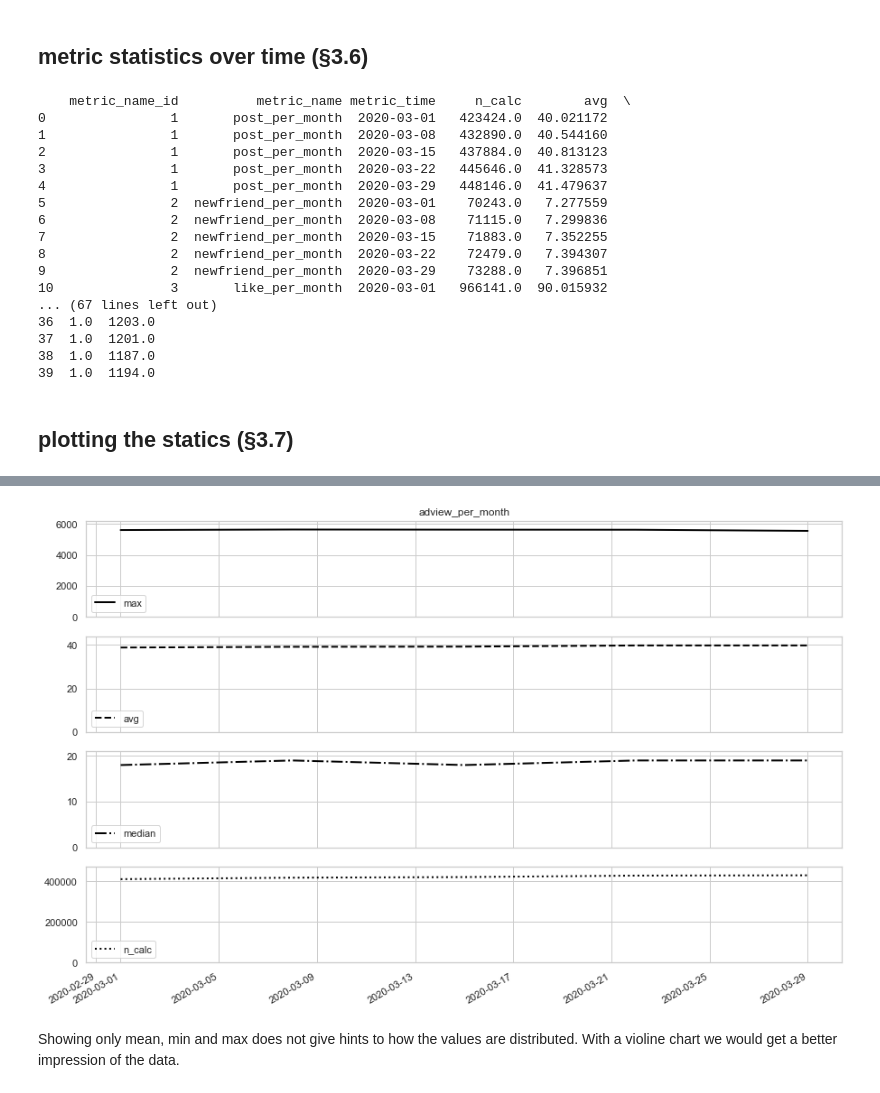
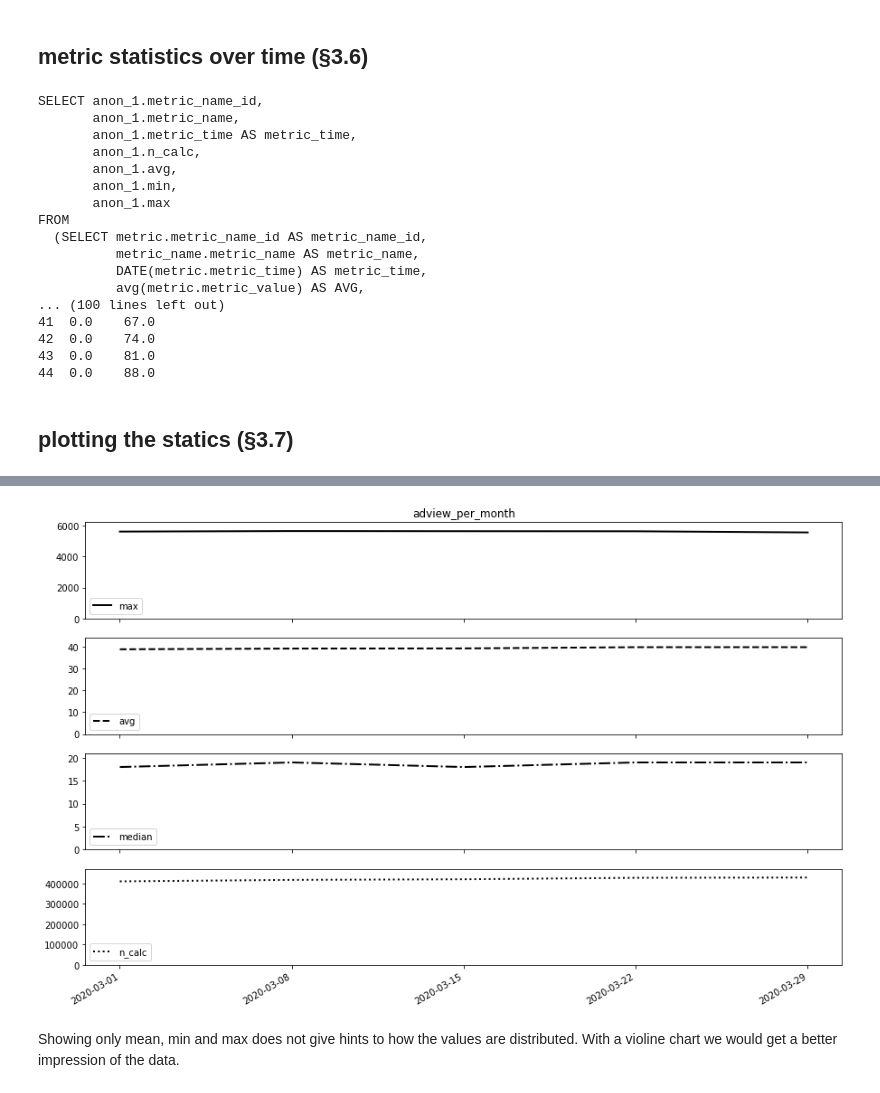
Before and after one commit to ypix/fight-churn-nb, a Jupyter notebook: listings/part1/jup_chap03-measuring-customers.ipynb, the cells around one changed output, grey strips where cells are left out. Saved outputs shown, nothing was run; the diff lists cells and outputs as text; code cells hidden in the pictures.

```diff
--- a/listings/part1/jup_chap03-measuring-customers.ipynb
+++ b/listings/part1/jup_chap03-measuring-customers.ipynb
@@ -80,7 +84,7 @@ if session.bind.dialect.name == "sqlite":
     to_days = lambda some_date: func.julianday(some_date)
 else:
     # dummy func because of sqlite
-    to_days = lambda some_date: some_date
+    to_days = lambda some_date: func.DATE(some_date)
 # %% [markdown]
 ## event_count (§3.1)
 # %%
@@ -330,25 +385,12 @@ pass
 # %% [markdown]
 ## metric statistics over time (§3.6)
 # %%
-"""
-from generate_series('%from_yyyy-mm-dd', '%to_yyyy-mm-dd', '7 day'::interval) i
-), the_metric as (
-	select * from metric m
-	inner join metric_name n on m.metric_name_id = n.metric_name_id
-	where n.metric_name = '%metric2measure'
-)
-select calc_date,  avg(metric_value), count(the_metric.*) as n_calc,
-min(metric_value), max(metric_value)
-from date_range left outer join the_metric on calc_date=metric_time
-group by calc_date
-order by calc_date
-"""
 
-
-q_metric_stats_over_time_sub=session.query(Metric.metric_name_id, MetricName.metric_name, Metric.metric_time,\
-                func.avg(Metric.metric_value).label("avg"),\
+q_metric_stats_over_time_sub=session.query(Metric.metric_name_id, MetricName.metric_name,
+                func.DATE(Metric.metric_time).label("metric_time"),
+                func.avg(Metric.metric_value).label("avg"),
                 func.sum(Metric.metric_value).label("n_calc"),
-                func.min(Metric.metric_value).label("min"),\
+                func.min(Metric.metric_value).label("min"),
                 func.max(Metric.metric_value).label("max"))\
     .join(MetricName, Metric.metric_name_id==MetricName.metric_name_id)\
     .group_by(Metric.metric_name_id, MetricName.metric_name, Metric.metric_time)\
@@ -358,27 +400,27 @@ q_metric_stats_over_time=session.query(subq.c.metric_name_id,
                 subq.c.metric_name, subq.c.metric_time.label("metric_time"),
                 subq.c.n_calc, subq.c.avg, subq.c.min, subq.c.max)
 
+print(pretty_sql(engine, q_metric_stats_over_time))
 metric_stats_over_time=pd.read_sql(q_metric_stats_over_time.statement, engine)
 print(metric_stats_over_time)
-#print(pretty_sql(q_metric_to_insert))
 # %% [output]
-    metric_name_id          metric_name metric_time     n_calc        avg  \
-0                1       post_per_month  2020-03-01   423424.0  40.021172
-1                1       post_per_month  2020-03-08   432890.0  40.544160
-2                1       post_per_month  2020-03-15   437884.0  40.813123
-3                1       post_per_month  2020-03-22   445646.0  41.328573
-4                1       post_per_month  2020-03-29   448146.0  41.479637
-5                2  newfriend_per_month  2020-03-01    70243.0   7.277559
-6                2  newfriend_per_month  2020-03-08    71115.0   7.299836
-7                2  newfriend_per_month  2020-03-15    71883.0   7.352255
-8                2  newfriend_per_month  2020-03-22    72479.0   7.394307
-9                2  newfriend_per_month  2020-03-29    73288.0   7.396851
-10               3       like_per_month  2020-03-01   966141.0  90.015932
-... (67 lines left out)
-36  1.0  1203.0
-37  1.0  1201.0
-38  1.0  1187.0
-39  1.0  1194.0
+SELECT anon_1.metric_name_id,
+       anon_1.metric_name,
+       anon_1.metric_time AS metric_time,
+       anon_1.n_calc,
+       anon_1.avg,
+       anon_1.min,
+       anon_1.max
+FROM
+  (SELECT metric.metric_name_id AS metric_name_id,
+          metric_name.metric_name AS metric_name,
+          DATE(metric.metric_time) AS metric_time,
+          avg(metric.metric_value) AS AVG,
+... (100 lines left out)
+41  0.0    67.0
+42  0.0    74.0
+43  0.0    81.0
+44  0.0    88.0
 # %% [markdown]
 ## plotting the statics (§3.7)
 # %%
@@ -404,7 +446,14 @@ def qa_subplot(qa_data_df, field, number, linestyle):
 
 title="adview_per_month"
 #title="adview_per_month"
-q_data=session.query(Metric, MetricName.metric_name).join(MetricName, MetricName.metric_name_id == Metric.metric_name_id)
+q_data=session.query(
+        Metric.account_id,
+        func.DATE(Metric.metric_time).label("metric_time"),
+        MetricName.metric_name,
+        Metric.metric_value,
+    )\
+    .join(MetricName, MetricName.metric_name_id == Metric.metric_name_id)
+#print(pretty_sql(engine, q_data))
 data_metric=pd.read_sql(q_data.statement, engine)
 
 # looking to the medians
@@ -415,11 +464,9 @@ data_medians=data_medians.rename(columns={"metric_value":"median"})
 #print(data_medians)
 
 metricslist=list(metric_stats_over_time["metric_name"].value_counts().index)
-print(metricslist)
-data_old=metric_stats_over_time.loc[metric_stats_over_time["metric_name"]==title]
-data_old=pd.merge(data_old, data_medians, on=["metric_time", "metric_name"])
-#print(data_old)
+
+data_old=metric_stats_over_time.loc[metric_stats_over_time["metric_name"]==title].set_index(["metric_time", "metric_name"])
+data_old=pd.merge(data_old, data_medians, on=["metric_time", "metric_name"])#.set_index(["metric_time"])
+data_old=data_old.reset_index(["metric_time"])
 metric_qa_plot(data_old, title)
-
-pass
 # %% [output]
@@ -427,4 +474,4 @@ pass
-[figure, old version]
+[figure, new version]
 # %% [markdown]
 Showing only mean, min and max does not give hints to how the values are distributed.
 With a violine chart we would get a better impression of the data.
```
Also changed, not shown: parts of 30 cells of this notebook, 17 other files.
